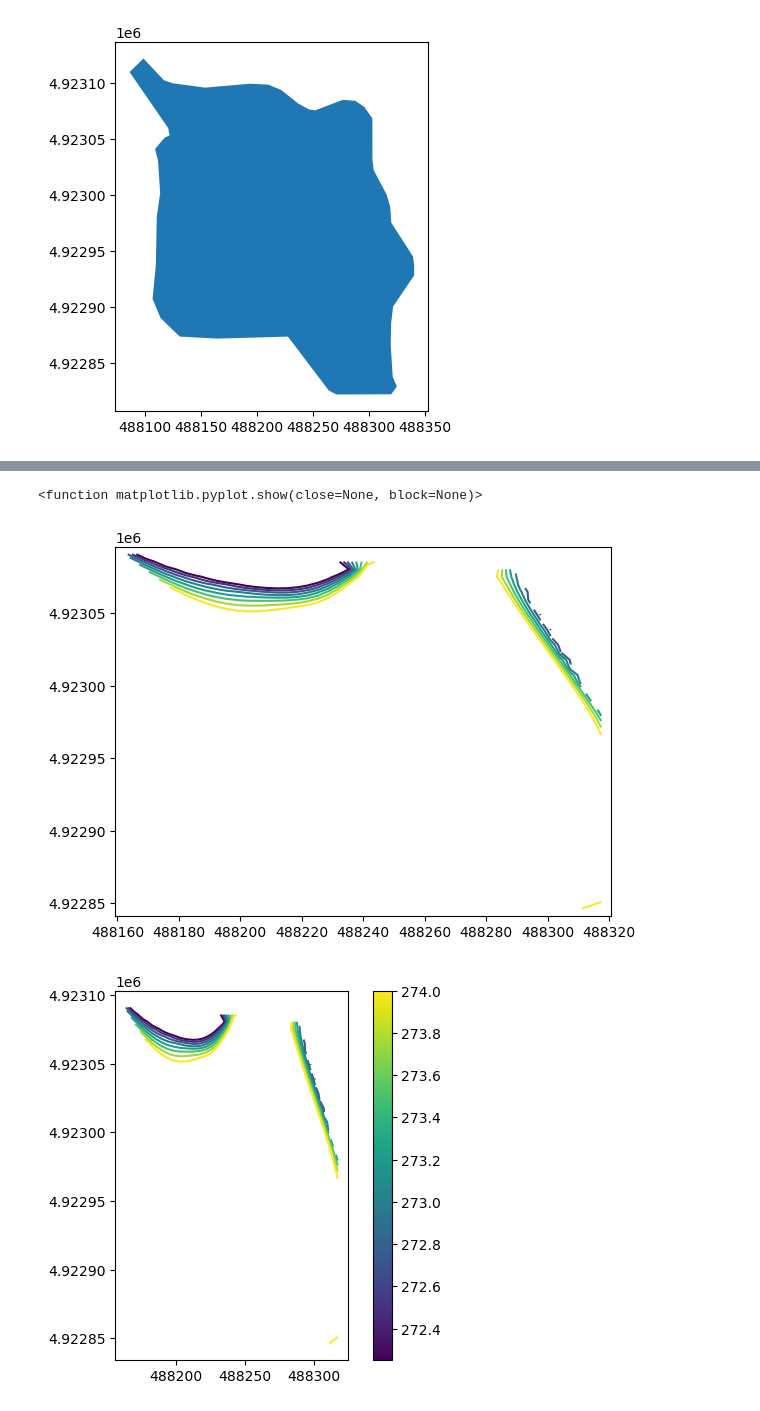
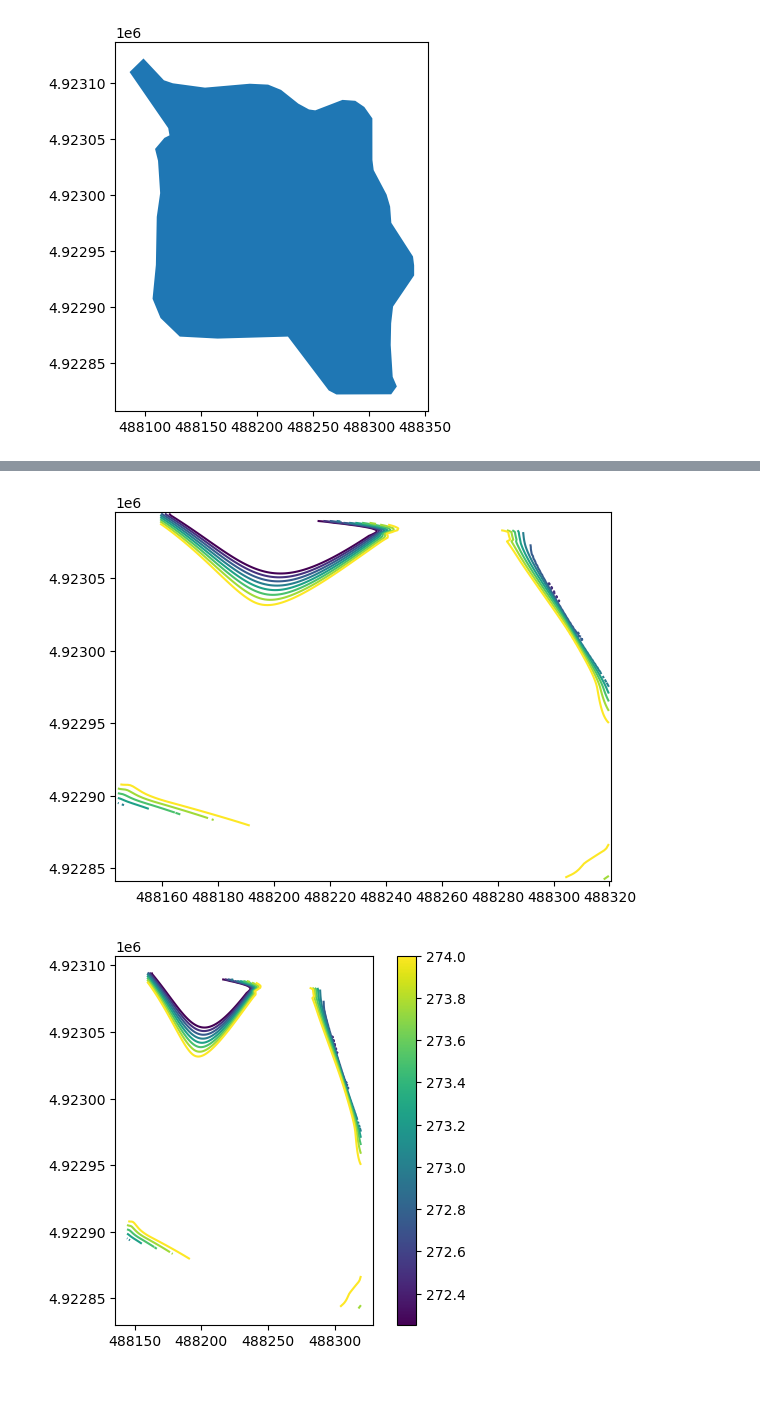
Before and after one commit to sauron-245/summer_26, a Jupyter notebook: summer 2026/BellMap.ipynb, the cells around one changed output, grey strips where cells are left out. Saved outputs shown, nothing was run; the diff lists cells and outputs as text; code cells hidden in the pictures.

```diff
--- a/summer 2026/BellMap.ipynb
+++ b/summer 2026/BellMap.ipynb
@@ -158,33 +117,32 @@ data2
 # %%
 # from google gemnini and I don't fully understand
 x = data2.x
 y = data2.y
 z = data2["WaterElevation"]
 
-# I think this is interpolating the data in data2 onto a grif because it's essentially random points scattered around random space as is
+# I think this is interpolating the data in data2 onto a grid because it's essentially random points scattered around random space as is
 grid_x, grid_y = np.meshgrid(
-    np.linspace(x.min(), x.max()),
-    np.linspace(y.min(), y.max())
+    np.linspace(x.min(), x.max(), 200),
+    np.linspace(y.min(), y.max(), 200)
 )
 grid_z = griddata((x, y), z , (grid_x, grid_y), method = 'cubic')
 
 levels = np.arange(z.min(), z.max(), 0.25) #0.25 is the contour interval
 cs = plt.contour(grid_x, grid_y, grid_z, levels=levels)
 
 lines = []
 for level, segments in zip(cs.levels, cs.allsegs):
     for line in segments:
         if len(line) >= 2:
             lines.append({'head': level, 'geometry': LineString(line)})
 
 contour_data2 = gpd.GeoDataFrame(lines, crs = data2.crs)
 
 contour_data2.plot(column='head', cmap='viridis', legend=True)
-plt.show
+plt.show()
 # %% [output]
-<function matplotlib.pyplot.show(close=None, block=None)>
-[figure, old version]
+[figure, new version]
-[figure, old version]
+[figure, new version]
 # %%
 fig, ax = plt.subplots(layout='constrained')
 
```
Also changed, not shown: parts of 14 cells of this notebook, 4 other files.
